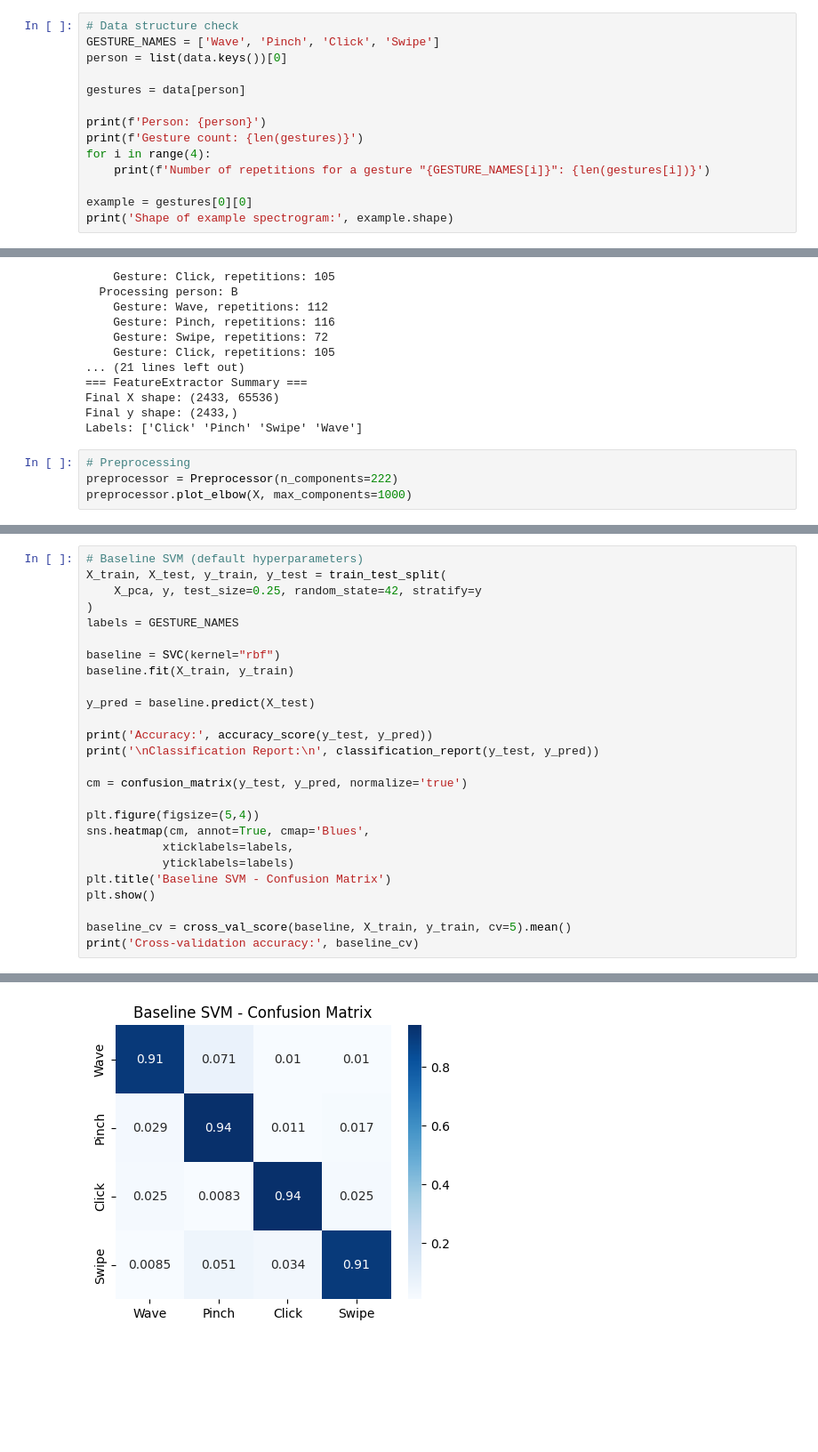
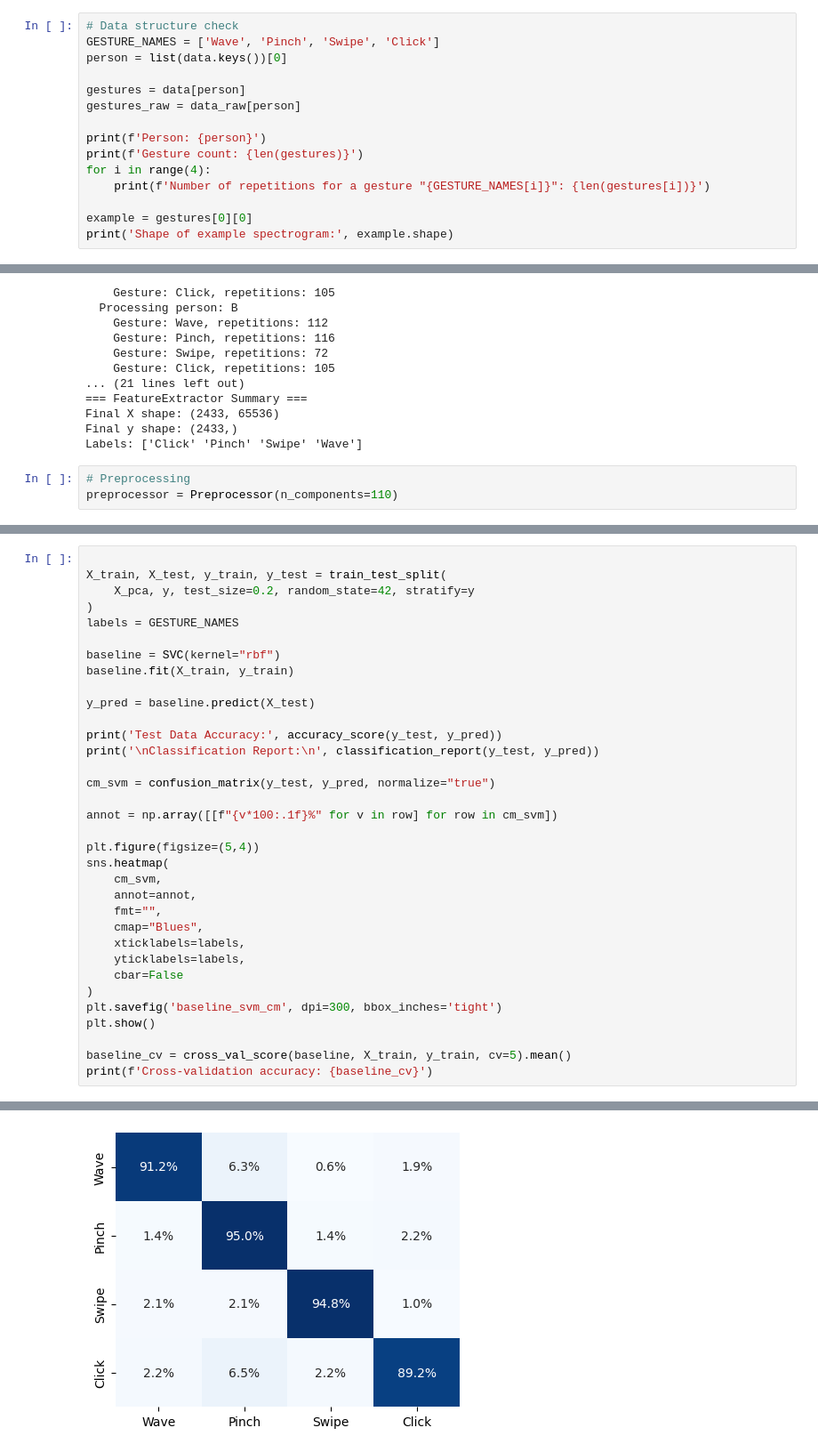
Before and after one commit to Oskar-Nowak/quantum-inspired-kernel-optimization, a Jupyter notebook: notebooks/dopnet_analysis.ipynb, the cells around one changed output, grey strips where cells are left out. Shown at 89% size. Saved outputs shown, nothing was run; the diff lists cells and outputs as text; blank space fills up the shorter version.

```diff
--- a/notebooks/dopnet_analysis.ipynb
+++ b/notebooks/dopnet_analysis.ipynb
@@ -62,10 +70,11 @@ Person: B:
   Gesture 3: 208 samples
 # %%
 # Data structure check
-GESTURE_NAMES = ['Wave', 'Pinch', 'Click', 'Swipe']
+GESTURE_NAMES = ['Wave', 'Pinch', 'Swipe', 'Click']
 person = list(data.keys())[0]
 
 gestures = data[person]
+gestures_raw = data_raw[person]
 
 print(f'Person: {person}')
 print(f'Gesture count: {len(gestures)}')
@@ -130,5 +137,4 @@ Final y shape: (2433,)
 Labels: ['Click' 'Pinch' 'Swipe' 'Wave']
 # %%
 # Preprocessing
-preprocessor = Preprocessor(n_components=222)
-preprocessor.plot_elbow(X, max_components=1000)
+preprocessor = Preprocessor(n_components=110)
@@ -145,7 +153,7 @@ PCA done. Shape after PCA: (2433, 222)
 # %%
-# Baseline SVM (default hyperparameters)
+
 X_train, X_test, y_train, y_test = train_test_split(
-    X_pca, y, test_size=0.25, random_state=42, stratify=y
+    X_pca, y, test_size=0.2, random_state=42, stratify=y
 )
 labels = GESTURE_NAMES
 
@@ -154,18 +162,26 @@ baseline.fit(X_train, y_train)
 
 y_pred = baseline.predict(X_test)
 
-print('Accuracy:', accuracy_score(y_test, y_pred))
+print('Test Data Accuracy:', accuracy_score(y_test, y_pred))
 print('\nClassification Report:\n', classification_report(y_test, y_pred))
 
-cm = confusion_matrix(y_test, y_pred, normalize='true')
+cm_svm = confusion_matrix(y_test, y_pred, normalize="true")
+
+annot = np.array([[f"{v*100:.1f}%" for v in row] for row in cm_svm])
 
 plt.figure(figsize=(5,4))
-sns.heatmap(cm, annot=True, cmap='Blues',
-           xticklabels=labels,
-           yticklabels=labels)
-plt.title('Baseline SVM - Confusion Matrix')
+sns.heatmap(
+    cm_svm,
+    annot=annot,
+    fmt="",
+    cmap="Blues",
+    xticklabels=labels,
+    yticklabels=labels,
+    cbar=False
+)
+plt.savefig('baseline_svm_cm', dpi=300, bbox_inches='tight')
 plt.show()
 
 baseline_cv = cross_val_score(baseline, X_train, y_train, cv=5).mean()
-print('Cross-validation accuracy:', baseline_cv)
+print(f'Cross-validation accuracy: {baseline_cv}')
 # %% [output]
@@ -185 +201 @@ weighted avg       0.93      0.92      0.92       609
-[figure, old version]
+[figure, new version]
```
Also changed, not shown: parts of 14 cells of this notebook.
